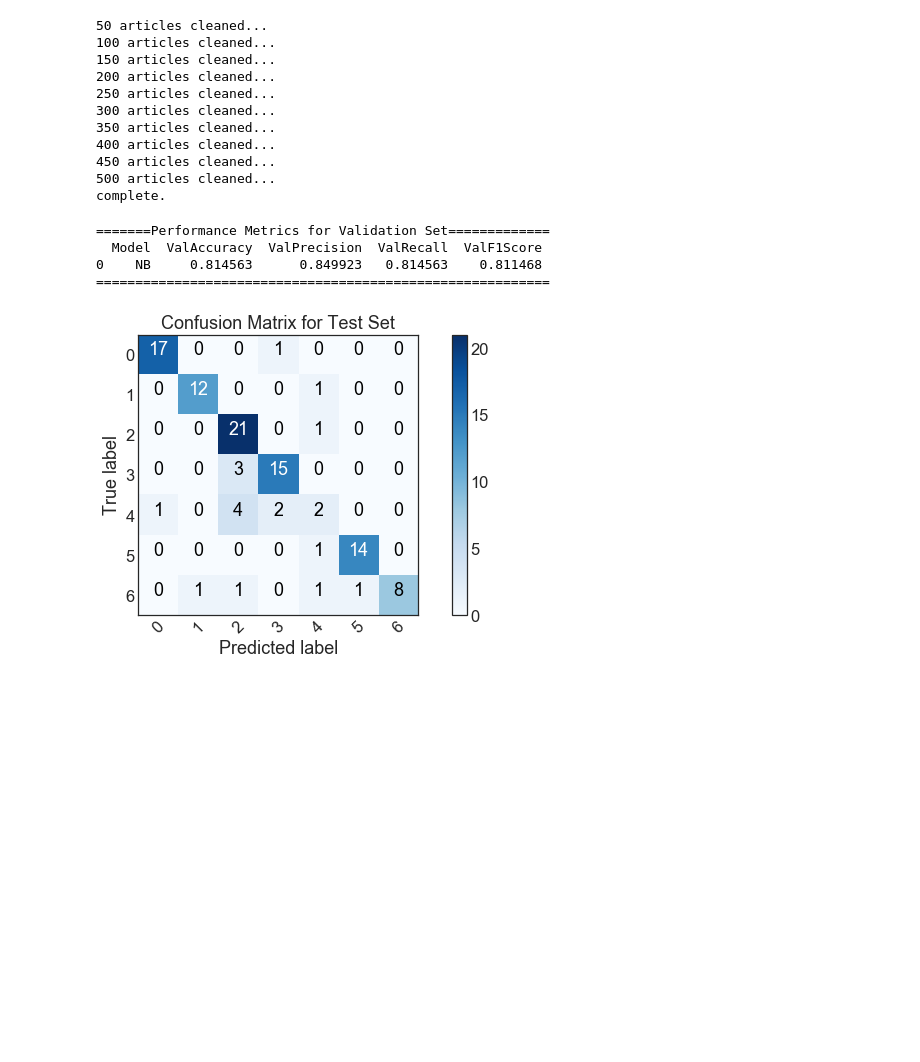
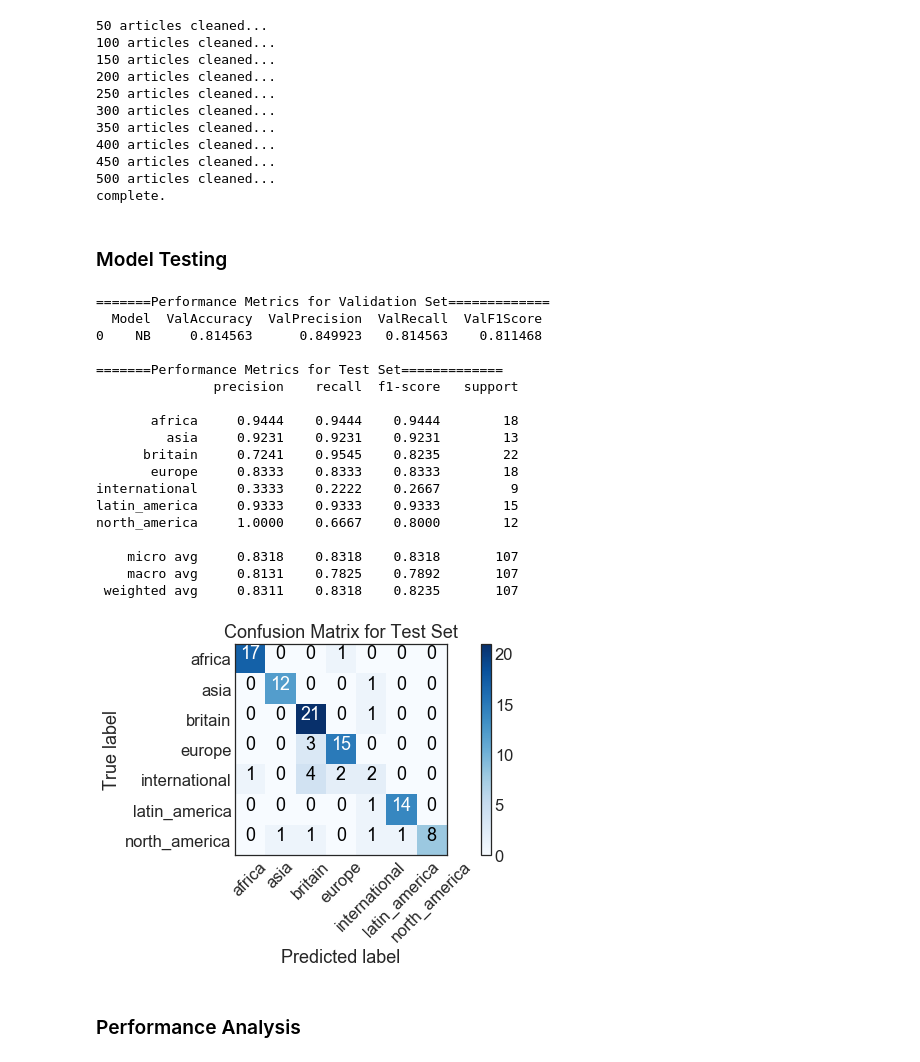
Before and after one commit to bondxue/FRE-7871-News-Analytics-and-Machine-Learning, a Jupyter notebook: HW1/HW1.ipynb, the cells around one changed output. Cells and saved outputs as stored; diff of their text form; code cells hidden in the pictures; blank space fills up the shorter version.

```diff
--- a/HW1/HW1.ipynb
+++ b/HW1/HW1.ipynb
@@ -100,10 +100,7 @@ def data_cleaning(article_df):
         article = [ps.stem(word) for word in article if not word in set(stopwords.words('english'))] # if not stopping word, reserve word
         article = ' '.join(article) # list to string
         corpus.append(article)
-
-        if (index+1) % 50 == 0:
-            print('{} articles cleaned...'.format(index+1))
+        if (int(index)+1) % 50 == 0:
+            print('{} articles cleaned...'.format(int(index)+1))
     print('complete.')
     return corpus
-
-corpus = data_cleaning(article_df)
@@ -128,7 +140,7 @@ complete.
 + Evaluate classifier using 10-fold cross validation and report overall prediction **accuracy**, **precision**, **recall** and **F1** of each class for the ***validataion set***.
 + Summarize errors using a confusion matrix for the ***test set***.
 # %%
-def nlp_model(corpus, article_df):
+def nlp_model(corpus, article_df, ticker_marks):
     cv = CountVectorizer(max_features = 11000)
     X = cv.fit_transform(corpus).toarray()
     y = article_df.loc[:, 'class'].values
@@ -147,14 +159,17 @@ def nlp_model(corpus, article_df):
                                        'ValPrecision': np.mean(results['test_precision']),
                                        'ValRecall': np.mean(results['test_recall']),
                                        'ValF1Score': np.mean(results['test_f1_score'])}, index=[0])
+
     print('=======Performance Metrics for Validation Set=============')
     print(kfold_performance)
-    print('==========================================================')
+    print()
+    print('=======Performance Metrics for Test Set=============')
+    print(classification_report(y_test, y_pred, target_names=ticker_marks, digits=4))
     cm = confusion_matrix(y_test, y_pred)
-    plot_confusion_matrix(cm, title='Confusion Matrix for Test Set')
+    plot_confusion_matrix(cm, title='Confusion Matrix for Test Set', ticker_marks=ticker_marks)
 
 
-def plot_confusion_matrix(cm, title='Confusion matrix', cmap=plt.cm.Blues):
+def plot_confusion_matrix(cm, title='Confusion matrix', ticker_marks=['econ', 'onion'], cmap=plt.cm.Blues):
     plt.rcParams['figure.figsize'] = (10, 5)
     sns.set_context('notebook', font_scale=1.5)
     plt.style.use('seaborn-white')
@@ -162,11 +177,17 @@ def plot_confusion_matrix(cm, title='Confusion matrix', cmap=plt.cm.Blues):
     plt.imshow(cm, interpolation='nearest', cmap=cmap)
     plt.title(title)
     plt.colorbar()
-    tick_marks = np.arange(cm.shape[1])
-    plt.xticks(tick_marks, rotation=45)
+#     tick_marks = np.arange(cm.shape[1])
+    tick_marks = np.array(ticker_marks)
+#     plt.xticks(x_tick_marks, rotation=45)
     ax = plt.gca()
-    ax.set_xticklabels((ax.get_xticks()).astype(str))
-    plt.yticks(tick_marks)
+#     ax.set_xticklabels(x_tick_marks)
+#     ax.set_xticklabels((ax.get_xticks()).astype(str))
+    ax.set_xticks(np.arange(len(tick_marks)))
+    ax.set_xticklabels(tick_marks, rotation=45)
+    ax.set_yticks(np.arange(len(tick_marks)))
+    ax.set_yticklabels(tick_marks)
+#     plt.yticks(tick_marks)
 
     thresh = cm.max() / 2.
     for i, j in itertools.product(range(cm.shape[0]), range(cm.shape[1])):
@@ -178,5 +199,5 @@ def plot_confusion_matrix(cm, title='Confusion matrix', cmap=plt.cm.Blues):
     plt.xlabel('Predicted label')
     plt.show()
 
-nlp_model(corpus, article_df)
+nlp_model(corpus, article_df, ['econ', 'onion'])
 # %% [output]
@@ -238,11 +281,29 @@ corpus_econ = data_cleaning(econ_df)
 450 articles cleaned...
 500 articles cleaned...
 complete.
+# %% [markdown]
+### Model Testing
 # %%
-nlp_model(corpus_econ, econ_df)
+nlp_model(corpus_econ, econ_df, region_names)
 # %% [output]
 =======Performance Metrics for Validation Set=============
   Model  ValAccuracy  ValPrecision  ValRecall  ValF1Score
 0    NB     0.814563      0.849923   0.814563    0.811468
-==========================================================
+
+=======Performance Metrics for Test Set=============
+               precision    recall  f1-score   support
+
+       africa     0.9444    0.9444    0.9444        18
+         asia     0.9231    0.9231    0.9231        13
+      britain     0.7241    0.9545    0.8235        22
+       europe     0.8333    0.8333    0.8333        18
+international     0.3333    0.2222    0.2667         9
+latin_america     0.9333    0.9333    0.9333        15
+north_america     1.0000    0.6667    0.8000        12
+
+    micro avg     0.8318    0.8318    0.8318       107
+    macro avg     0.8131    0.7825    0.7892       107
+ weighted avg     0.8311    0.8318    0.8235       107
-[figure, old version]
+[figure, new version]
+# %% [markdown]
+### Performance Analysis
```
Also changed, not shown: parts of 7 cells of this notebook.
